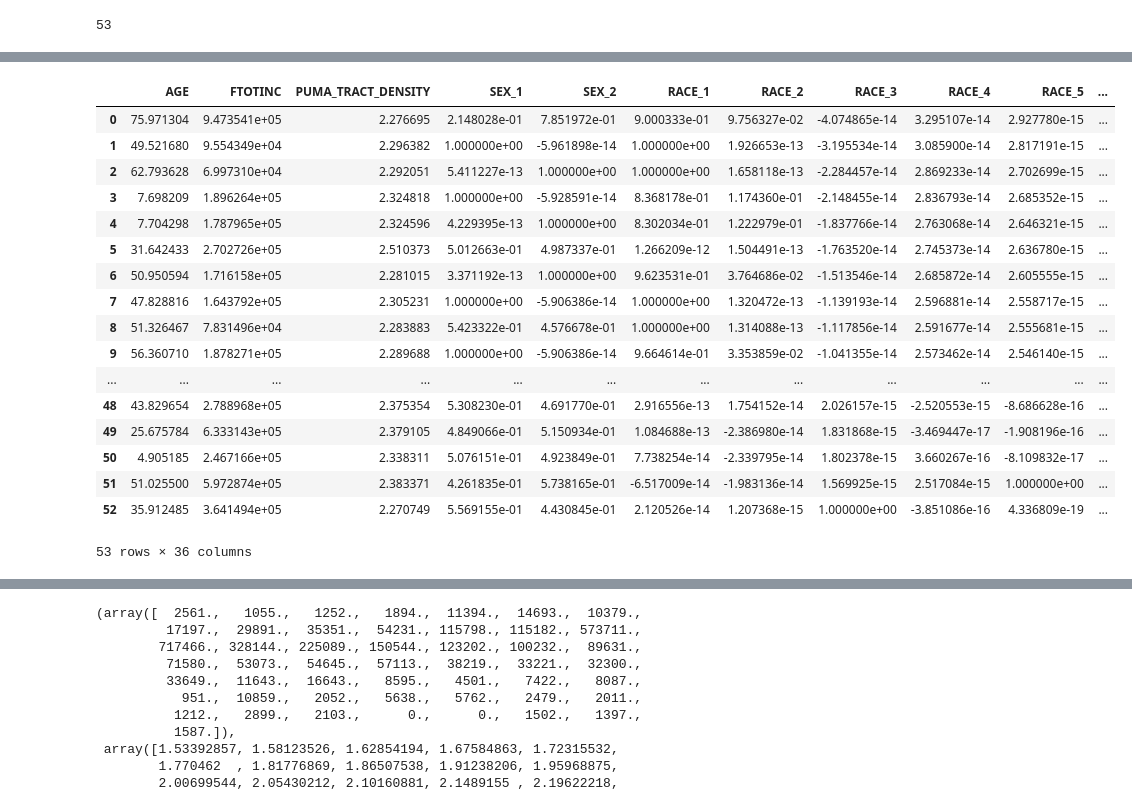
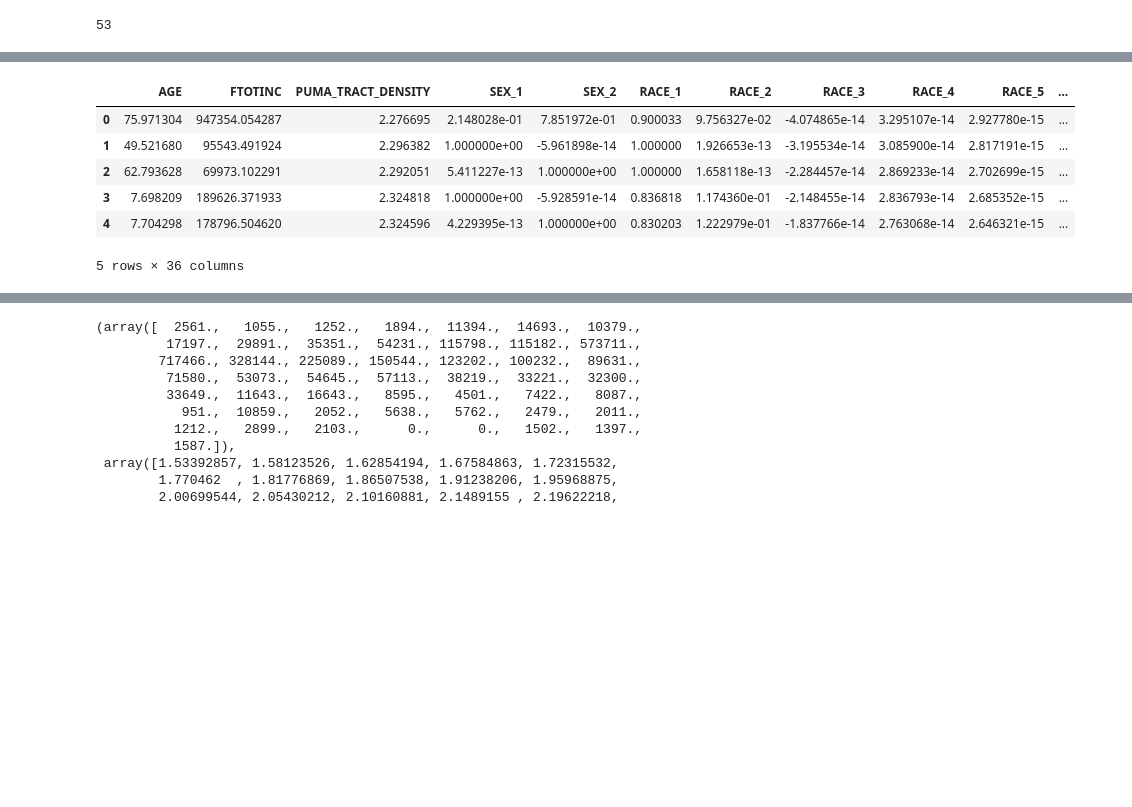
Before and after one commit to atran39/ModalAmerican, a Jupyter notebook: modal_american.ipynb, the cells around one changed output, grey strips where cells are left out. Drawn from its saved outputs; the diff is of its cells as text; code cells hidden in the pictures; blank space fills up the shorter version.

```diff
--- a/modal_american.ipynb
+++ b/modal_american.ipynb
@@ -119,7 +119,7 @@ optimal_n = int(np.rint(np.mean(num_clusters_list)))
 10803.375027656555
 num_clusters_list: [53]
 # %%
-optimal_n
+optimal_n = 53
 # %% [output]
 53
 # %%
@@ -128,2 +126,0 @@ kmeans = KMeans(n_clusters=optimal_n).fit(scaled_data)
-# %%
-labels, counts = np.unique(kmeans.labels_, return_counts=True)
@@ -136,26 +127,16 @@ plt.show()
 # %%
 num_clusters = optimal_n
+
 largest_clusters_indexes = np.argsort(-counts[:num_clusters])
 largest_cluster_centriods = kmeans.cluster_centers_[largest_clusters_indexes]
 cluster_centriods_rescaled = pd.DataFrame(data=scaler.inverse_transform(largest_cluster_centriods), columns=relevant_data.columns)
 cluster_centriods_rescaled['total_pop'] = counts[largest_clusters_indexes]
-cluster_centriods_rescaled
+cluster_centriods_rescaled.head()
 # %% [output]
 |  | AGE | FTOTINC | PUMA_TRACT_DENSITY | SEX_1 | SEX_2 | RACE_1 | RACE_2 | RACE_3 | RACE_4 | RACE_5 | ... |
-| 0 | 75.971304 | 9.473541e+05 | 2.276695 | 2.148028e-01 | 7.851972e-01 | 9.000333e-01 | 9.756327e-02 | -4.074865e-14 | 3.295107e-14 | 2.927780e-15 | ... |
-| 1 | 49.521680 | 9.554349e+04 | 2.296382 | 1.000000e+00 | -5.961898e-14 | 1.000000e+00 | 1.926653e-13 | -3.195534e-14 | 3.085900e-14 | 2.817191e-15 | ... |
-| 2 | 62.793628 | 6.997310e+04 | 2.292051 | 5.411227e-13 | 1.000000e+00 | 1.000000e+00 | 1.658118e-13 | -2.284457e-14 | 2.869233e-14 | 2.702699e-15 | ... |
-| 3 | 7.698209 | 1.896264e+05 | 2.324818 | 1.000000e+00 | -5.928591e-14 | 8.368178e-01 | 1.174360e-01 | -2.148455e-14 | 2.836793e-14 | 2.685352e-15 | ... |
-| 4 | 7.704298 | 1.787965e+05 | 2.324596 | 4.229395e-13 | 1.000000e+00 | 8.302034e-01 | 1.222979e-01 | -1.837766e-14 | 2.763068e-14 | 2.646321e-15 | ... |
-| 5 | 31.642433 | 2.702726e+05 | 2.510373 | 5.012663e-01 | 4.987337e-01 | 1.266209e-12 | 1.504491e-13 | -1.763520e-14 | 2.745373e-14 | 2.636780e-15 | ... |
-| 6 | 50.950594 | 1.716158e+05 | 2.281015 | 3.371192e-13 | 1.000000e+00 | 9.623531e-01 | 3.764686e-02 | -1.513546e-14 | 2.685872e-14 | 2.605555e-15 | ... |
-| 7 | 47.828816 | 1.643792e+05 | 2.305231 | 1.000000e+00 | -5.906386e-14 | 1.000000e+00 | 1.320472e-13 | -1.139193e-14 | 2.596881e-14 | 2.558717e-15 | ... |
-| 8 | 51.326467 | 7.831496e+04 | 2.283883 | 5.423322e-01 | 4.576678e-01 | 1.000000e+00 | 1.314088e-13 | -1.117856e-14 | 2.591677e-14 | 2.555681e-15 | ... |
-| 9 | 56.360710 | 1.878271e+05 | 2.289688 | 1.000000e+00 | -5.906386e-14 | 9.664614e-01 | 3.353859e-02 | -1.041355e-14 | 2.573462e-14 | 2.546140e-15 | ... |
-| ... | ... | ... | ... | ... | ... | ... | ... | ... | ... | ... | ... |
-| 48 | 43.829654 | 2.788968e+05 | 2.375354 | 5.308230e-01 | 4.691770e-01 | 2.916556e-13 | 1.754152e-14 | 2.026157e-15 | -2.520553e-15 | -8.686628e-16 | ... |
-| 49 | 25.675784 | 6.333143e+05 | 2.379105 | 4.849066e-01 | 5.150934e-01 | 1.084688e-13 | -2.386980e-14 | 1.831868e-15 | -3.469447e-17 | -1.908196e-16 | ... |
-| 50 | 4.905185 | 2.467166e+05 | 2.338311 | 5.076151e-01 | 4.923849e-01 | 7.738254e-14 | -2.339795e-14 | 1.802378e-15 | 3.660267e-16 | -8.109832e-17 | ... |
-| 51 | 51.025500 | 5.972874e+05 | 2.383371 | 4.261835e-01 | 5.738165e-01 | -6.517009e-14 | -1.983136e-14 | 1.569925e-15 | 2.517084e-15 | 1.000000e+00 | ... |
-| 52 | 35.912485 | 3.641494e+05 | 2.270749 | 5.569155e-01 | 4.430845e-01 | 2.120526e-14 | 1.207368e-15 | 1.000000e+00 | -3.851086e-16 | 4.336809e-19 | ... |
+| 0 | 75.971304 | 947354.054287 | 2.276695 | 2.148028e-01 | 7.851972e-01 | 0.900033 | 9.756327e-02 | -4.074865e-14 | 3.295107e-14 | 2.927780e-15 | ... |
+| 1 | 49.521680 | 95543.491924 | 2.296382 | 1.000000e+00 | -5.961898e-14 | 1.000000 | 1.926653e-13 | -3.195534e-14 | 3.085900e-14 | 2.817191e-15 | ... |
+| 2 | 62.793628 | 69973.102291 | 2.292051 | 5.411227e-13 | 1.000000e+00 | 1.000000 | 1.658118e-13 | -2.284457e-14 | 2.869233e-14 | 2.702699e-15 | ... |
+| 3 | 7.698209 | 189626.371933 | 2.324818 | 1.000000e+00 | -5.928591e-14 | 0.836818 | 1.174360e-01 | -2.148455e-14 | 2.836793e-14 | 2.685352e-15 | ... |
+| 4 | 7.704298 | 178796.504620 | 2.324596 | 4.229395e-13 | 1.000000e+00 | 0.830203 | 1.222979e-01 | -1.837766e-14 | 2.763068e-14 | 2.646321e-15 | ... |
-53 rows × 36 columns
+5 rows × 36 columns
```
Also changed, not shown: parts of 5 cells of this notebook.
